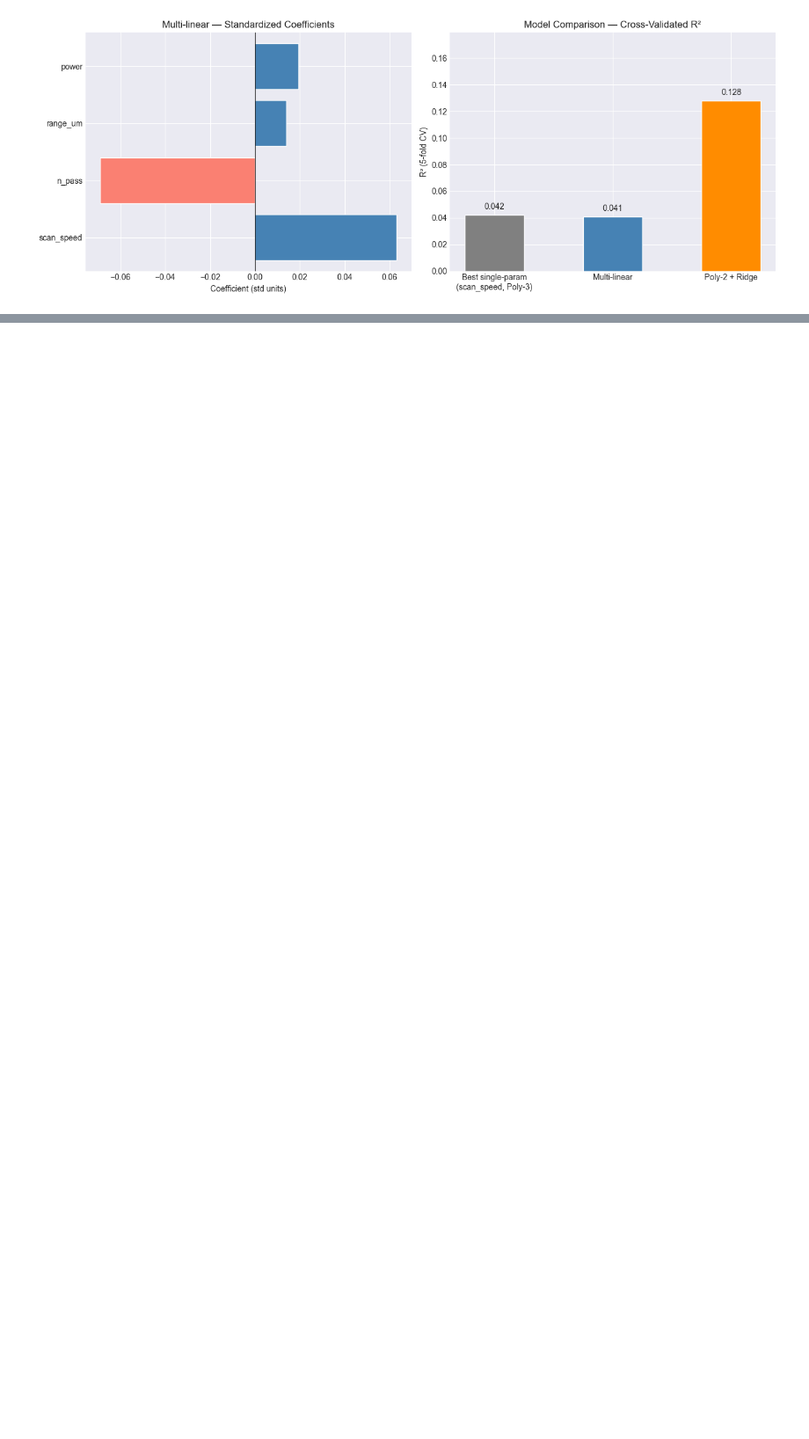
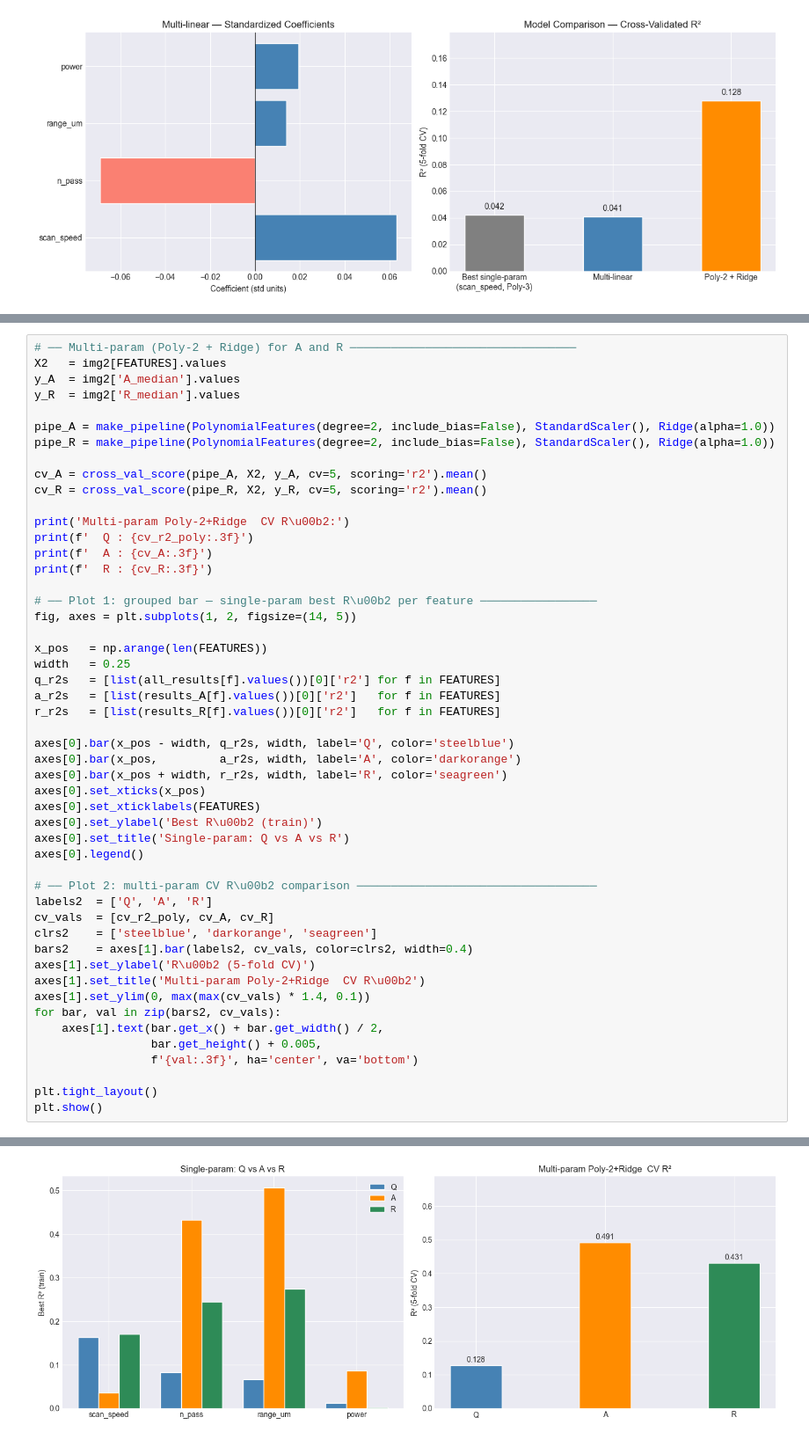
Before and after one commit to HBDemir/ml-parameter-optimization, a Jupyter notebook: regression.ipynb, the cells around one changed output, grey strips where cells are left out. Shown at 88% size. Saved outputs shown, nothing was run; the diff lists cells and outputs as text; blank space fills up the shorter version.

```diff
--- a/regression.ipynb
+++ b/regression.ipynb
@@ -333,0 +373,51 @@ plt.show()
+# %%
+# ── Multi-param (Poly-2 + Ridge) for A and R ─────────────────────────────────
+X2   = img2[FEATURES].values
+y_A  = img2['A_median'].values
+y_R  = img2['R_median'].values
+
+pipe_A = make_pipeline(PolynomialFeatures(degree=2, include_bias=False), StandardScaler(), Ridge(alpha=1.0))
+pipe_R = make_pipeline(PolynomialFeatures(degree=2, include_bias=False), StandardScaler(), Ridge(alpha=1.0))
+
+cv_A = cross_val_score(pipe_A, X2, y_A, cv=5, scoring='r2').mean()
+cv_R = cross_val_score(pipe_R, X2, y_R, cv=5, scoring='r2').mean()
+
+print('Multi-param Poly-2+Ridge  CV R\u00b2:')
+print(f'  Q : {cv_r2_poly:.3f}')
+print(f'  A : {cv_A:.3f}')
+print(f'  R : {cv_R:.3f}')
+
+# ── Plot 1: grouped bar — single-param best R\u00b2 per feature ─────────────────
+fig, axes = plt.subplots(1, 2, figsize=(14, 5))
+
+x_pos   = np.arange(len(FEATURES))
+width   = 0.25
+q_r2s   = [list(all_results[f].values())[0]['r2'] for f in FEATURES]
+a_r2s   = [list(results_A[f].values())[0]['r2']   for f in FEATURES]
+r_r2s   = [list(results_R[f].values())[0]['r2']   for f in FEATURES]
+
+axes[0].bar(x_pos - width, q_r2s, width, label='Q', color='steelblue')
+axes[0].bar(x_pos,         a_r2s, width, label='A', color='darkorange')
+axes[0].bar(x_pos + width, r_r2s, width, label='R', color='seagreen')
+axes[0].set_xticks(x_pos)
+axes[0].set_xticklabels(FEATURES)
+axes[0].set_ylabel('Best R\u00b2 (train)')
+axes[0].set_title('Single-param: Q vs A vs R')
+axes[0].legend()
+
+# ── Plot 2: multi-param CV R\u00b2 comparison ───────────────────────────────────
+labels2  = ['Q', 'A', 'R']
+cv_vals  = [cv_r2_poly, cv_A, cv_R]
+clrs2    = ['steelblue', 'darkorange', 'seagreen']
+bars2    = axes[1].bar(labels2, cv_vals, color=clrs2, width=0.4)
+axes[1].set_ylabel('R\u00b2 (5-fold CV)')
+axes[1].set_title('Multi-param Poly-2+Ridge  CV R\u00b2')
+axes[1].set_ylim(0, max(max(cv_vals) * 1.4, 0.1))
+for bar, val in zip(bars2, cv_vals):
+    axes[1].text(bar.get_x() + bar.get_width() / 2,
+                 bar.get_height() + 0.005,
+                 f'{val:.3f}', ha='center', va='bottom')
+
+plt.tight_layout()
+plt.show()
+# %% [output]
@@ -333,0 +428 @@ plt.show()
+[figure, added]
```
Also changed, not shown: parts of 9 cells of this notebook.
